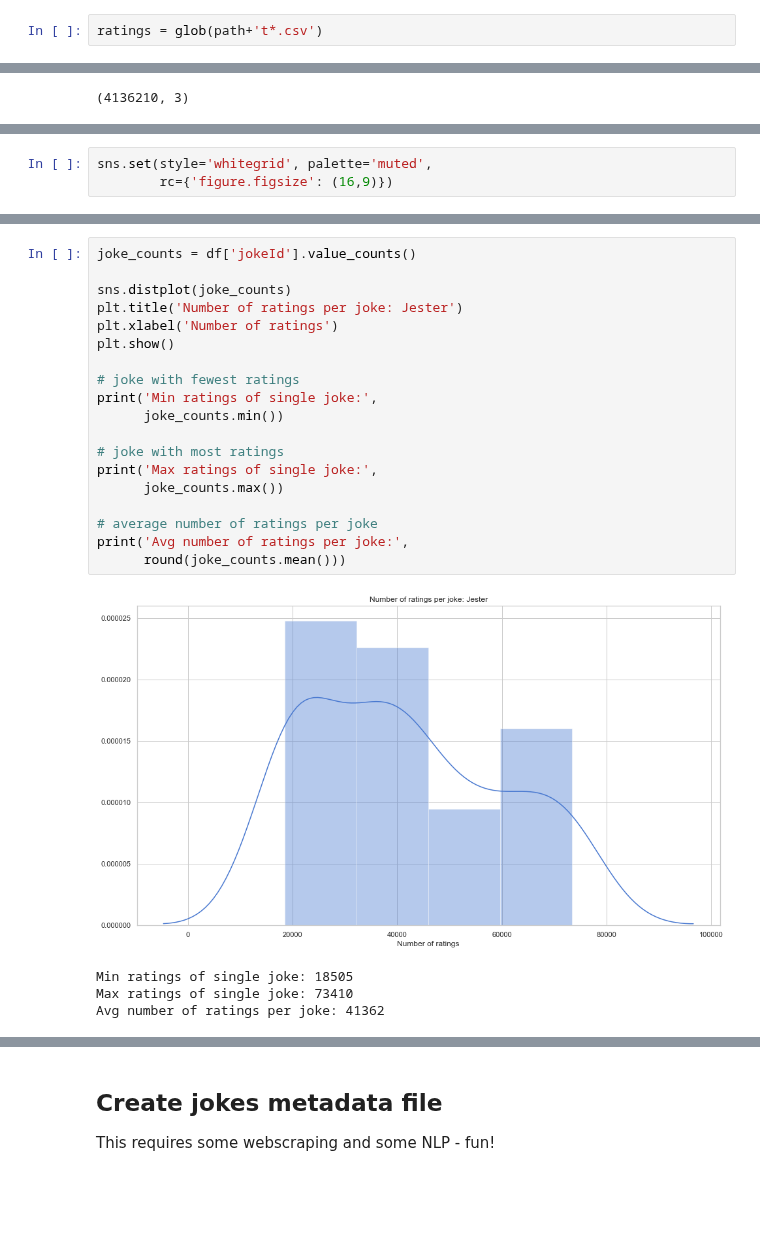
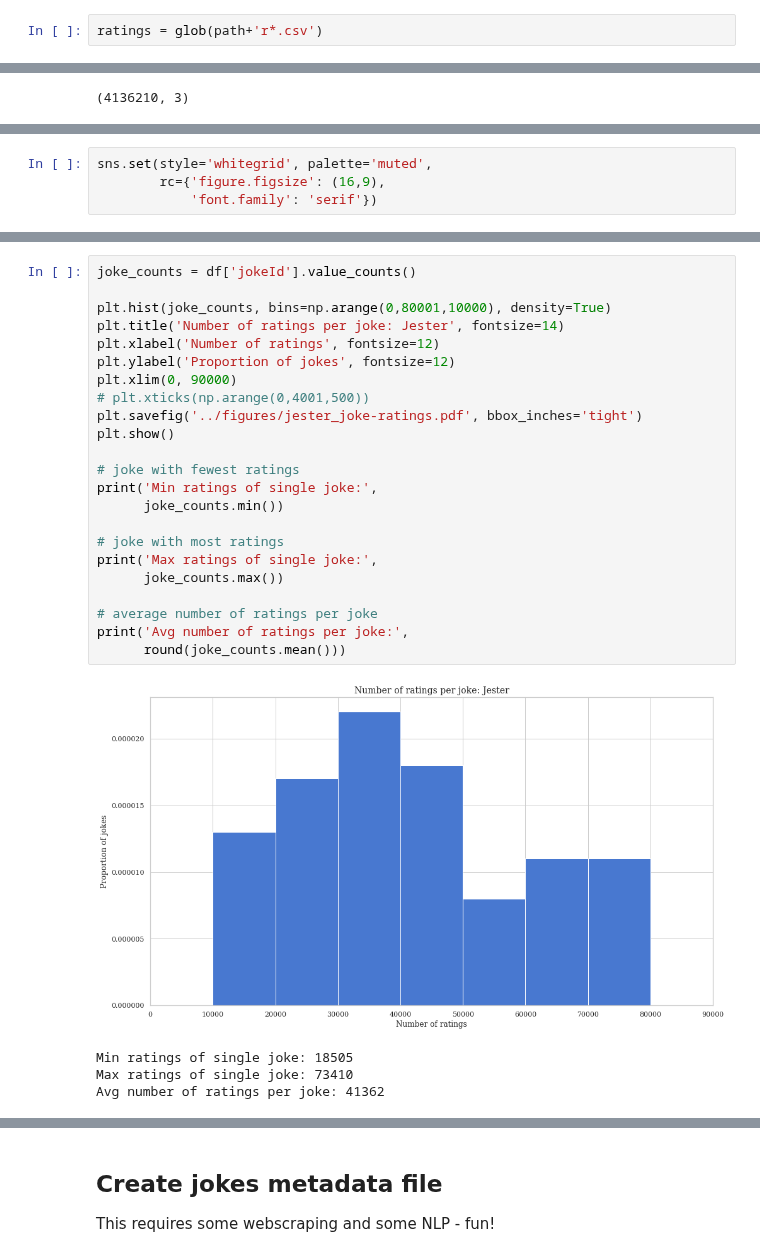
Before and after one commit to James-Leslie/deep-collaborative-filtering, a Jupyter notebook: data/train_test_jester.ipynb, the cells around one changed output, grey strips where cells are left out. Saved outputs shown, nothing was run; the diff lists cells and outputs as text; blank space fills up the shorter version.

```diff
--- a/data/train_test_jester.ipynb
+++ b/data/train_test_jester.ipynb
@@ -147,7 +142,7 @@ for item in folder:
 # %% [markdown]
 ## EDA
 # %%
-ratings = glob(path+'t*.csv')
+ratings = glob(path+'r*.csv')
 # %%
 # load all of train and test data as one dataframe
 df = pd.concat((pd.read_csv(file) for file in ratings), ignore_index=True)
@@ -167,6 +162,7 @@ df.head()
 # %%
 sns.set(style='whitegrid', palette='muted',
-        rc={'figure.figsize': (16,9)})
+        rc={'figure.figsize': (16,9),
+            'font.family': 'serif'})
 # %%
 user_counts = df['userId'].value_counts()
 
@@ -194,24 +194,28 @@ Avg number of ratings per user: 56
 # %%
 joke_counts = df['jokeId'].value_counts()
 
-sns.distplot(joke_counts)
-plt.title('Number of ratings per joke: Jester')
-plt.xlabel('Number of ratings')
+plt.hist(joke_counts, bins=np.arange(0,80001,10000), density=True)
+plt.title('Number of ratings per joke: Jester', fontsize=14)
+plt.xlabel('Number of ratings', fontsize=12)
+plt.ylabel('Proportion of jokes', fontsize=12)
+plt.xlim(0, 90000)
+# plt.xticks(np.arange(0,4001,500))
+plt.savefig('../figures/jester_joke-ratings.pdf', bbox_inches='tight')
 plt.show()
 
 # joke with fewest ratings
 print('Min ratings of single joke:',
       joke_counts.min())
 
 # joke with most ratings
 print('Max ratings of single joke:',
       joke_counts.max())
 
 # average number of ratings per joke
 print('Avg number of ratings per joke:',
       round(joke_counts.mean()))
 # %% [output]
-[figure, old version]
+[figure, new version]
 Min ratings of single joke: 18505
 Max ratings of single joke: 73410
 Avg number of ratings per joke: 41362
```
Also changed, not shown: parts of 10 cells of this notebook, 44 other files.
